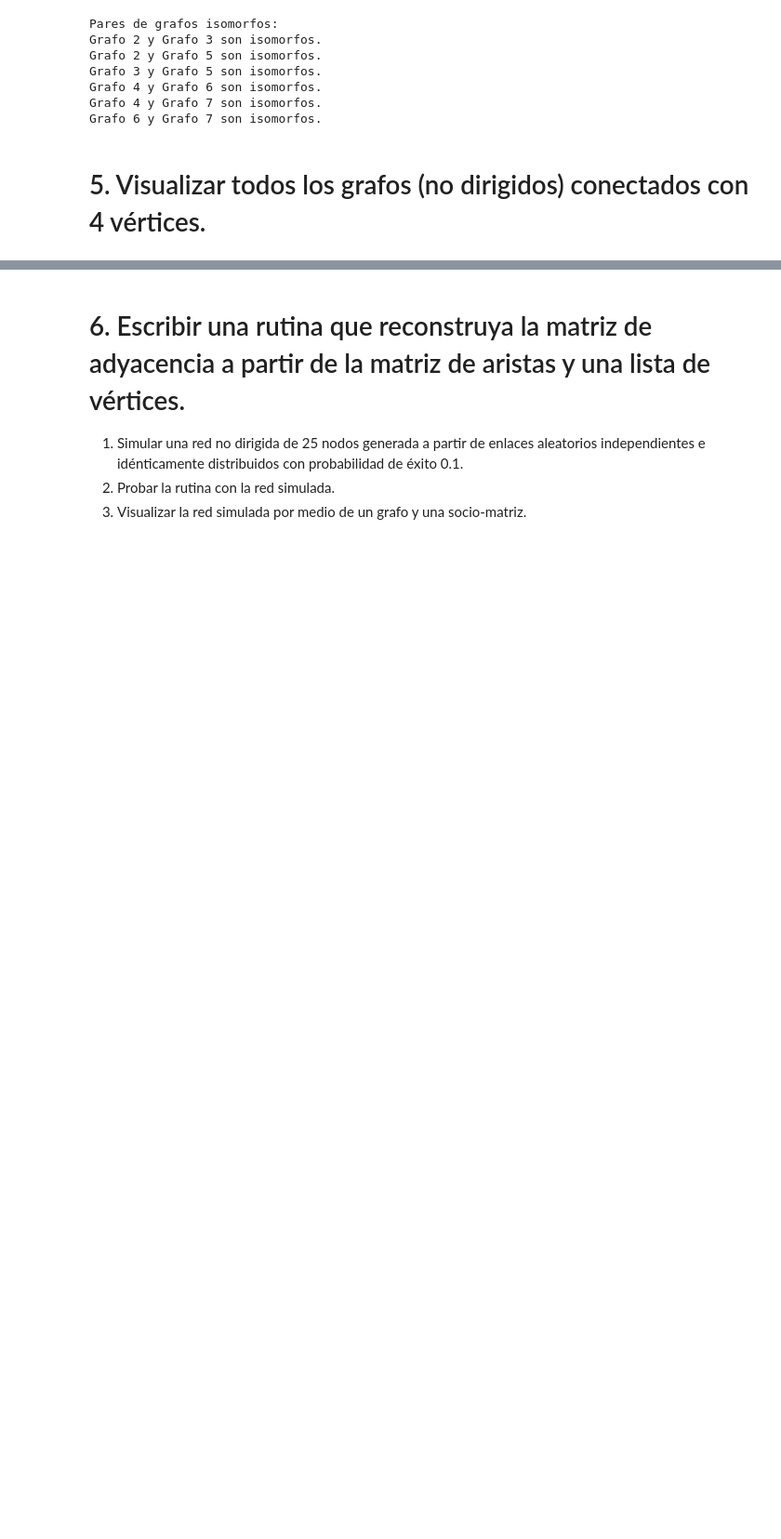
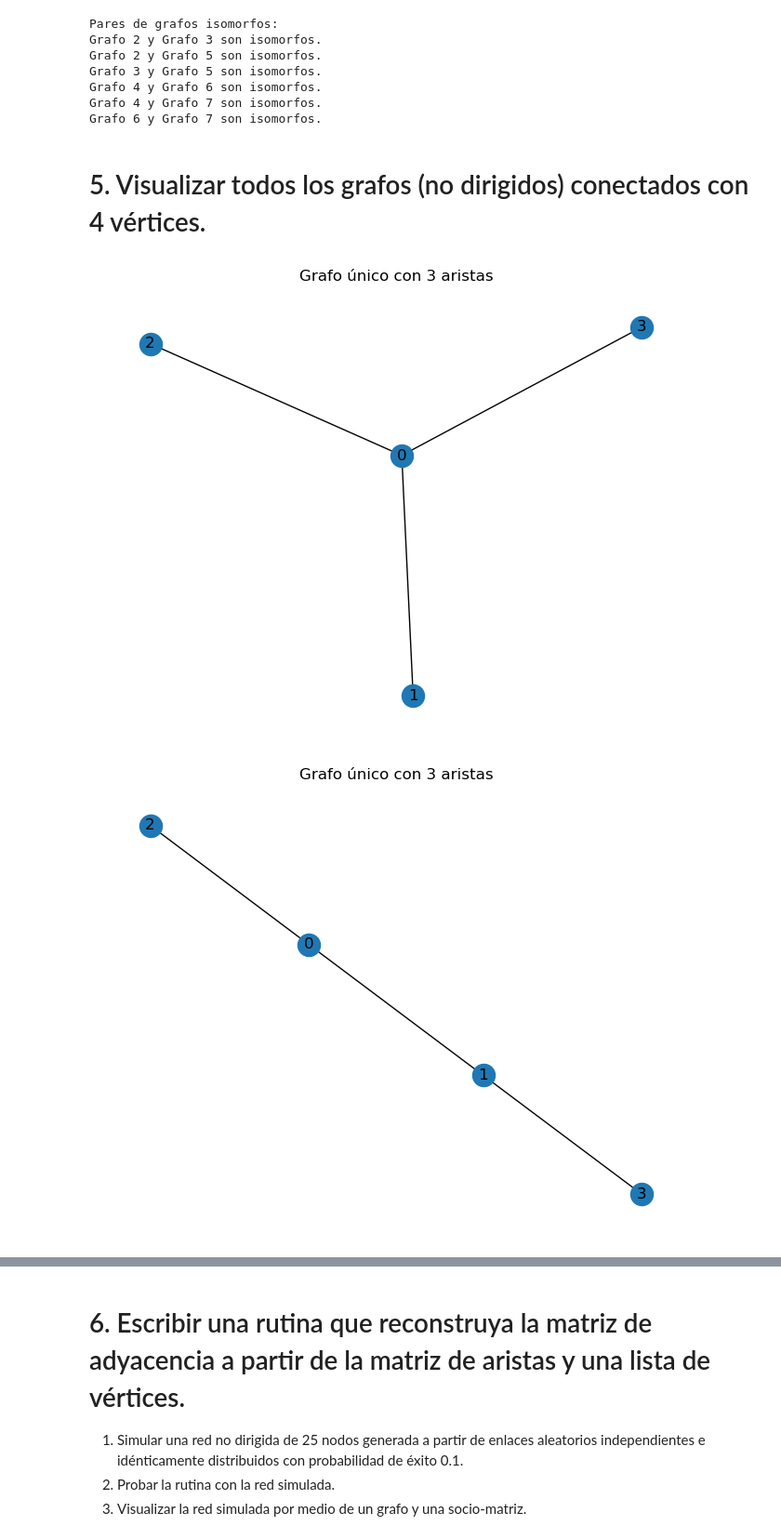
Before and after one commit to briveros23/Redes_sociales, a Jupyter notebook: notebook/Taller 1.ipynb, the cells around one changed output, grey strips where cells are left out. Shown: that part at 93% size. Cells and saved outputs as stored; diff of their text form; code cells hidden in the pictures; blank space fills up the shorter version.

```diff
--- a/notebook/Taller 1.ipynb
+++ b/notebook/Taller 1.ipynb
@@ -392,3 +392,32 @@ Grafo 4 y Grafo 7 son isomorfos.
 Grafo 6 y Grafo 7 son isomorfos.
 # %% [markdown]
 # 5. Visualizar todos los grafos (no dirigidos) conectados con 4 vértices.
+# %%
+import networkx as nx
+import matplotlib.pyplot as plt
+from itertools import combinations
+from utilidades import es_isomorfo
+
+
+# Generar todas las combinaciones posibles de bordes entre 4 vértices
+vertices = [0, 1, 2, 3]
+all_edges = list(combinations(vertices, 2))
+
+# Conjunto para almacenar grafos únicos
+unique_graphs = []
+
+# Para cada subconjunto de aristas, verifica si forma un grafo conexo y es único
+for r in range(len(all_edges) + 1):
+    for subset in combinations(all_edges, r):
+        G = nx.Graph()
+        G.add_nodes_from(vertices)
+        G.add_edges_from(subset)
+        if nx.is_connected(G) and not es_isomorfo(G, unique_graphs):  # Verificar si el grafo es conexo
+            unique_graphs.append(G)
+            plt.figure()
+            nx.draw(G, with_labels=True)
+            plt.title(f"Grafo único con {r} aristas")
+            plt.show()
+# %% [output]
+[figure, added]
+[figure, added]
```
Also changed, not shown: parts of 15 cells of this notebook, 1 other file.
